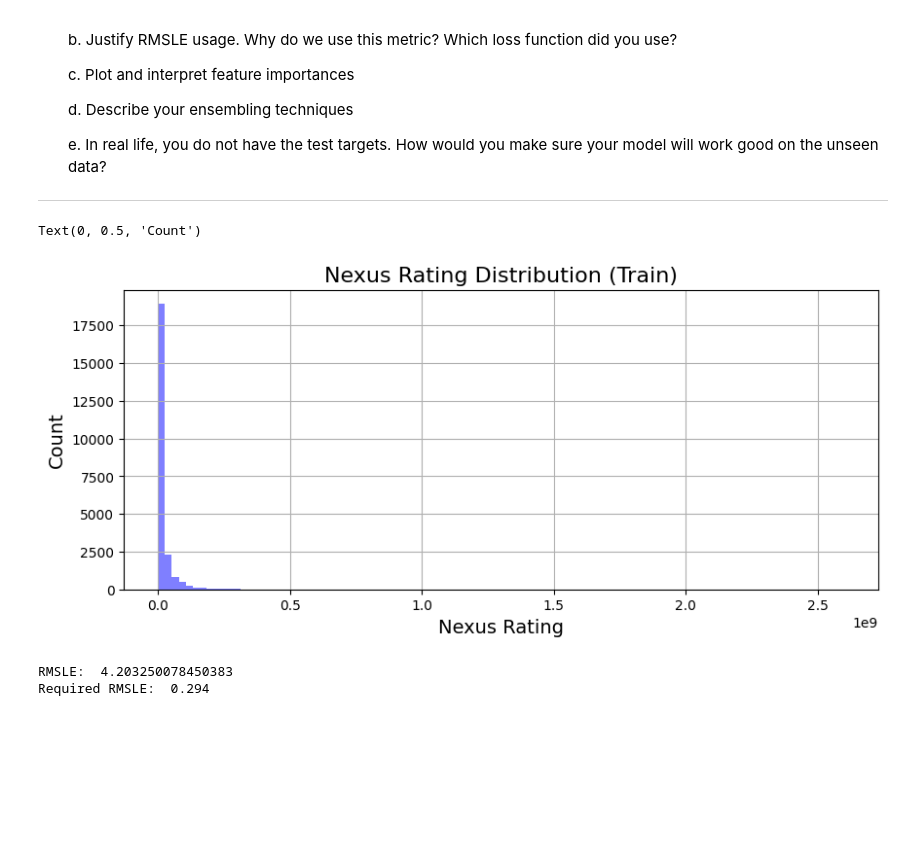
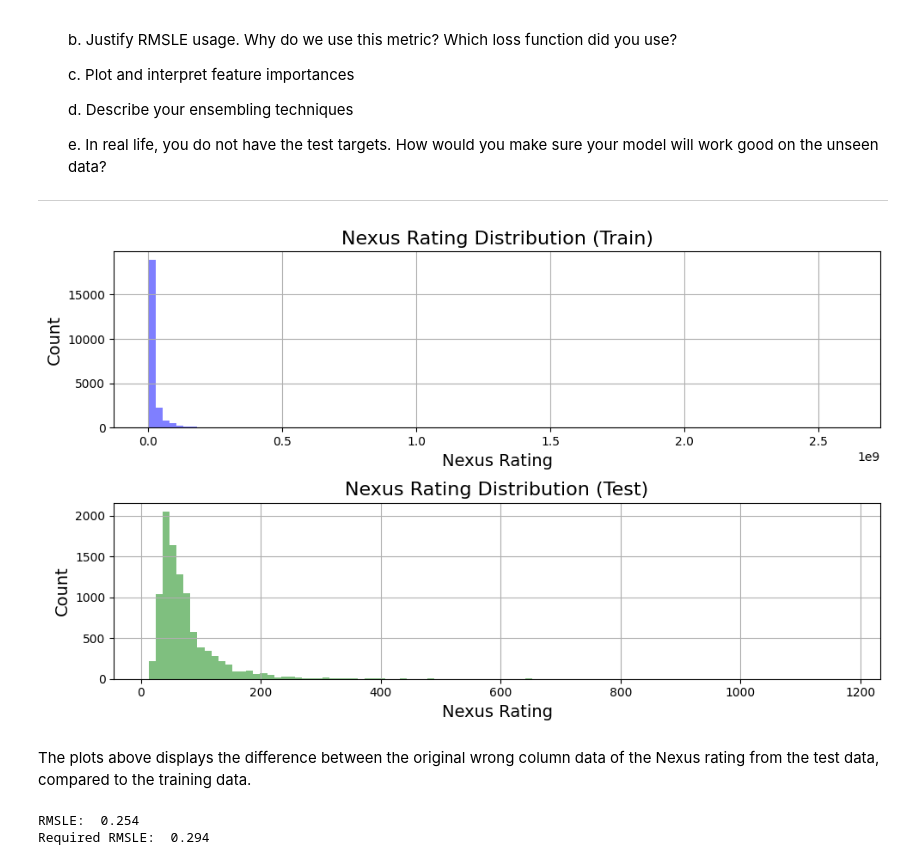
Before and after one commit to vehoug/TDT4172, a Jupyter notebook: Assignment1/Chapter_1.ipynb, the cells around one changed output. Cells and saved outputs as stored; diff of their text form; code cells hidden in the pictures; blank space fills up the shorter version.

Commit message:
Final Mission: Predict Nexus rating
RandomForestRegressor, CatBoostRegressor & StackingRegressor

```diff
--- a/Assignment1/Chapter_1.ipynb
+++ b/Assignment1/Chapter_1.ipynb
@@ -477,11 +477,19 @@ Compare the training and test distributions and try to rectify the test dataset.
 train = pd.read_csv('final_mission_train.csv')
 test = pd.read_csv('final_mission_test.csv')
 # %%
-fig, ax = plt.subplots(1, 1, figsize=(10, 4))
-train['nexus_rating'].hist(bins=100, ax=ax, color='blue', alpha=0.5, label='Train Target Distributuon')
-ax.set_title('Nexus Rating Distribution (Train)', fontsize=16)
-ax.set_xlabel('Nexus Rating', fontsize=14)
-ax.set_ylabel('Count', fontsize=14)
+fig, ax = plt.subplots(2, 1, figsize=(10, 6))
+
+train['nexus_rating'].hist(bins=100, ax=ax[0], color='blue', alpha=0.5, label='Train Target Distribution')
+ax[0].set_title('Nexus Rating Distribution (Train)', fontsize=16)
+ax[0].set_xlabel('Nexus Rating', fontsize=14)
+ax[0].set_ylabel('Count', fontsize=14)
+
+test['nexus_rating'].hist(bins=100, ax=ax[1], color='green', alpha=0.5, label='Test Target Distribution')
+ax[1].set_title('Nexus Rating Distribution (Test)', fontsize=16)
+ax[1].set_xlabel('Nexus Rating', fontsize=14)
+ax[1].set_ylabel('Count', fontsize=14)
+plt.tight_layout()
 # %% [output]
-Text(0, 0.5, 'Count')
-[figure, old version]
+[figure, new version]
+# %% [markdown]
+The plots above displays the difference between the original wrong column data of the Nexus rating from the test data, compared to the training data.
@@ -492,10 +552,8 @@ def rmsle(y_true, y_pred):
     """ Root Mean Squared Logarithmic Error """
     return np.sqrt(mean_squared_log_error(y_true, y_pred))
 # %%
-# Example rmsle check
-test['pred'] = 0
-print('RMSLE: ', rmsle(test['nexus_rating'], test['pred']))
+print('RMSLE: ', rmsle(y_test, y_pred).round(3))
 print('Required RMSLE: ', 0.294)
 # %% [output]
-RMSLE:  4.203250078450383
+RMSLE:  0.254
 Required RMSLE:  0.294
```
Also changed, not shown: parts of 6 cells of this notebook.
